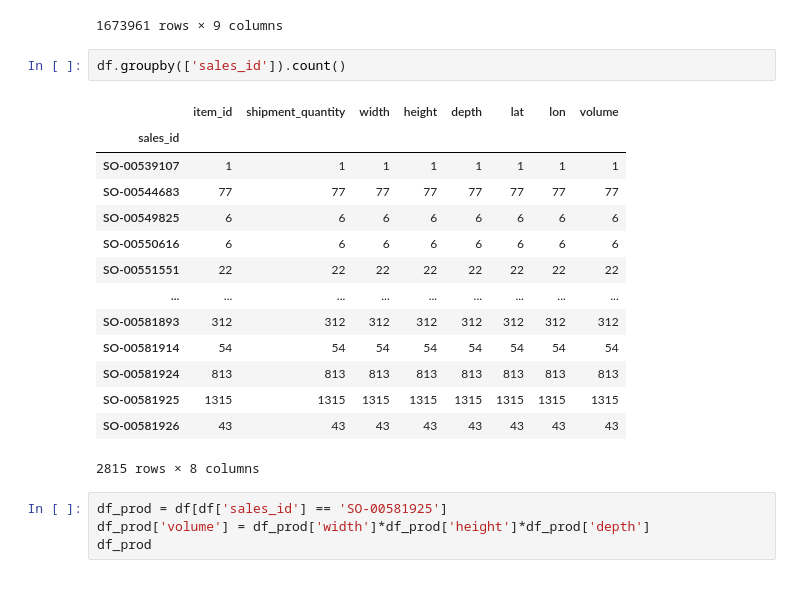
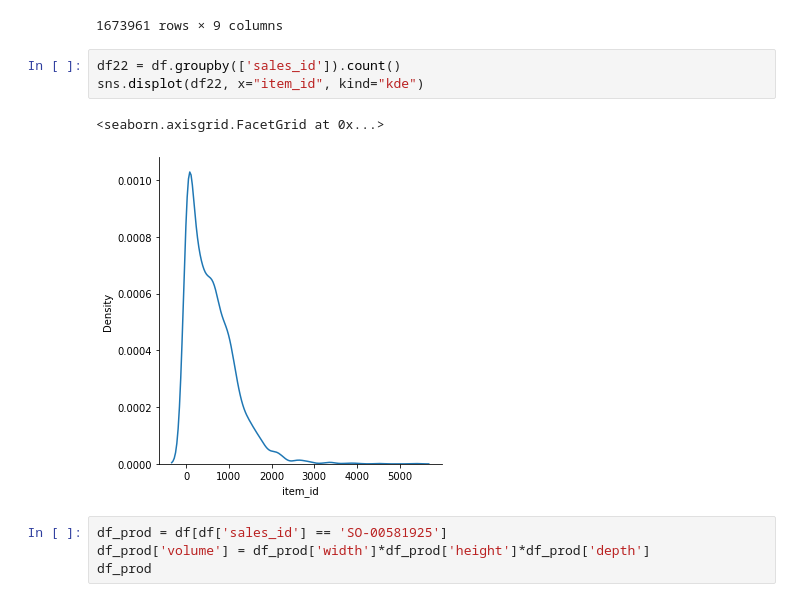
Before and after one commit to dhanrajkatkar/package-delivery, a Jupyter notebook: EDA.ipynb, the cells around one changed output. Saved outputs shown, nothing was run; the diff lists cells and outputs as text.

```diff
--- a/EDA.ipynb
+++ b/EDA.ipynb
@@ -26,22 +27,11 @@ df
 | 1673960 | SO-00581709 | RWG06 | 2.0 | 2.0 | 50.5 | 67.0 | 40.709242 | -81.132903 | 6767.0 |
 1673961 rows × 9 columns
 # %%
-df.groupby(['sales_id']).count()
+df22 = df.groupby(['sales_id']).count()
+sns.displot(df22, x="item_id", kind="kde")
 # %% [output]
-|  | item_id | shipment_quantity | width | height | depth | lat | lon | volume |
-| sales_id |  |  |  |  |  |  |  |  |
-| SO-00539107 | 1 | 1 | 1 | 1 | 1 | 1 | 1 | 1 |
-| SO-00544683 | 77 | 77 | 77 | 77 | 77 | 77 | 77 | 77 |
-| SO-00549825 | 6 | 6 | 6 | 6 | 6 | 6 | 6 | 6 |
-| SO-00550616 | 6 | 6 | 6 | 6 | 6 | 6 | 6 | 6 |
-| SO-00551551 | 22 | 22 | 22 | 22 | 22 | 22 | 22 | 22 |
-| ... | ... | ... | ... | ... | ... | ... | ... | ... |
-| SO-00581893 | 312 | 312 | 312 | 312 | 312 | 312 | 312 | 312 |
-| SO-00581914 | 54 | 54 | 54 | 54 | 54 | 54 | 54 | 54 |
-| SO-00581924 | 813 | 813 | 813 | 813 | 813 | 813 | 813 | 813 |
-| SO-00581925 | 1315 | 1315 | 1315 | 1315 | 1315 | 1315 | 1315 | 1315 |
-| SO-00581926 | 43 | 43 | 43 | 43 | 43 | 43 | 43 | 43 |
-2815 rows × 8 columns
+<seaborn.axisgrid.FacetGrid at 0x...>
+[figure, added]
 # %%
 df_prod = df[df['sales_id'] == 'SO-00581925']
 df_prod['volume'] = df_prod['width']*df_prod['height']*df_prod['depth']
```
Also changed, not shown: parts of 3 cells of this notebook, 7 other files.
